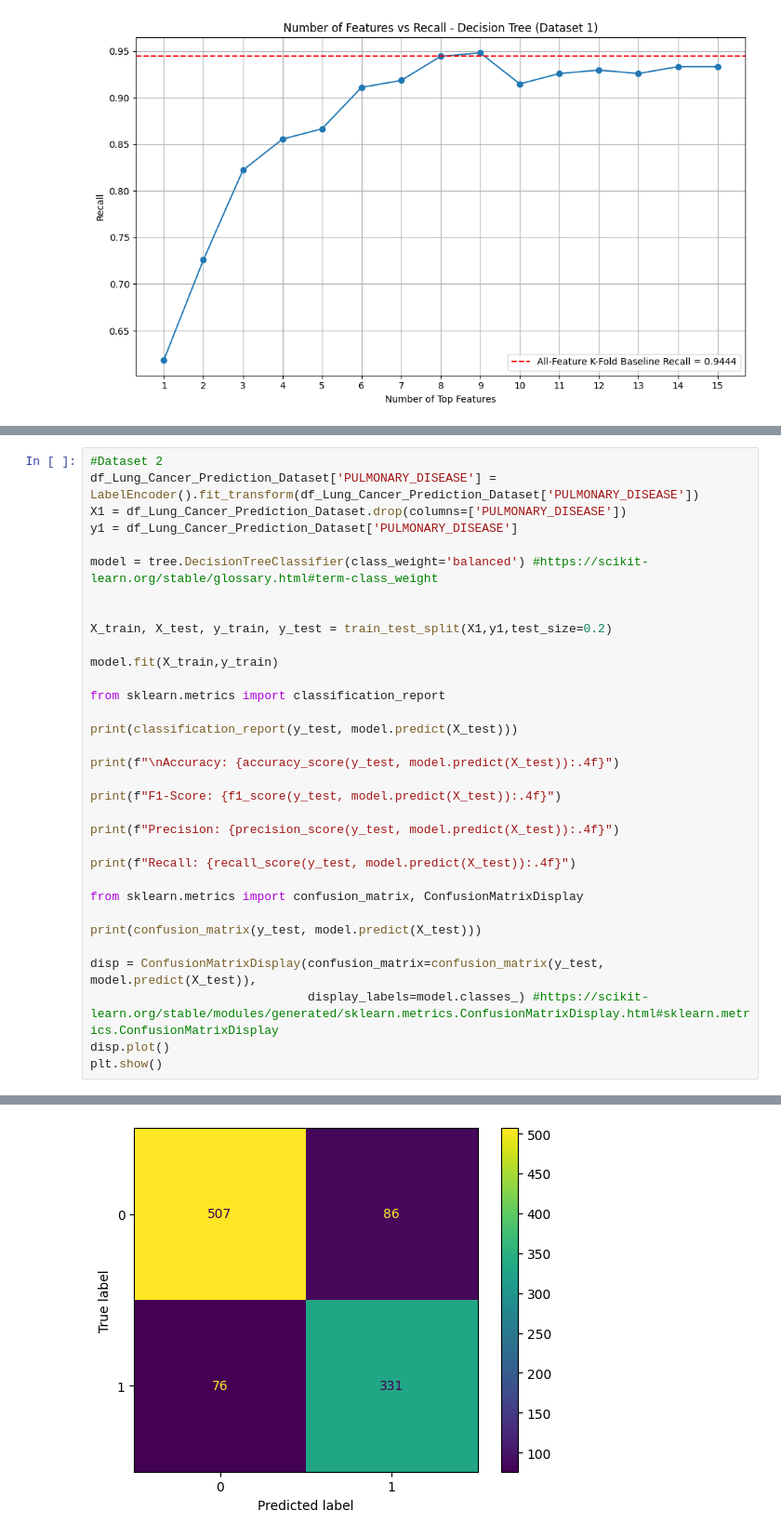
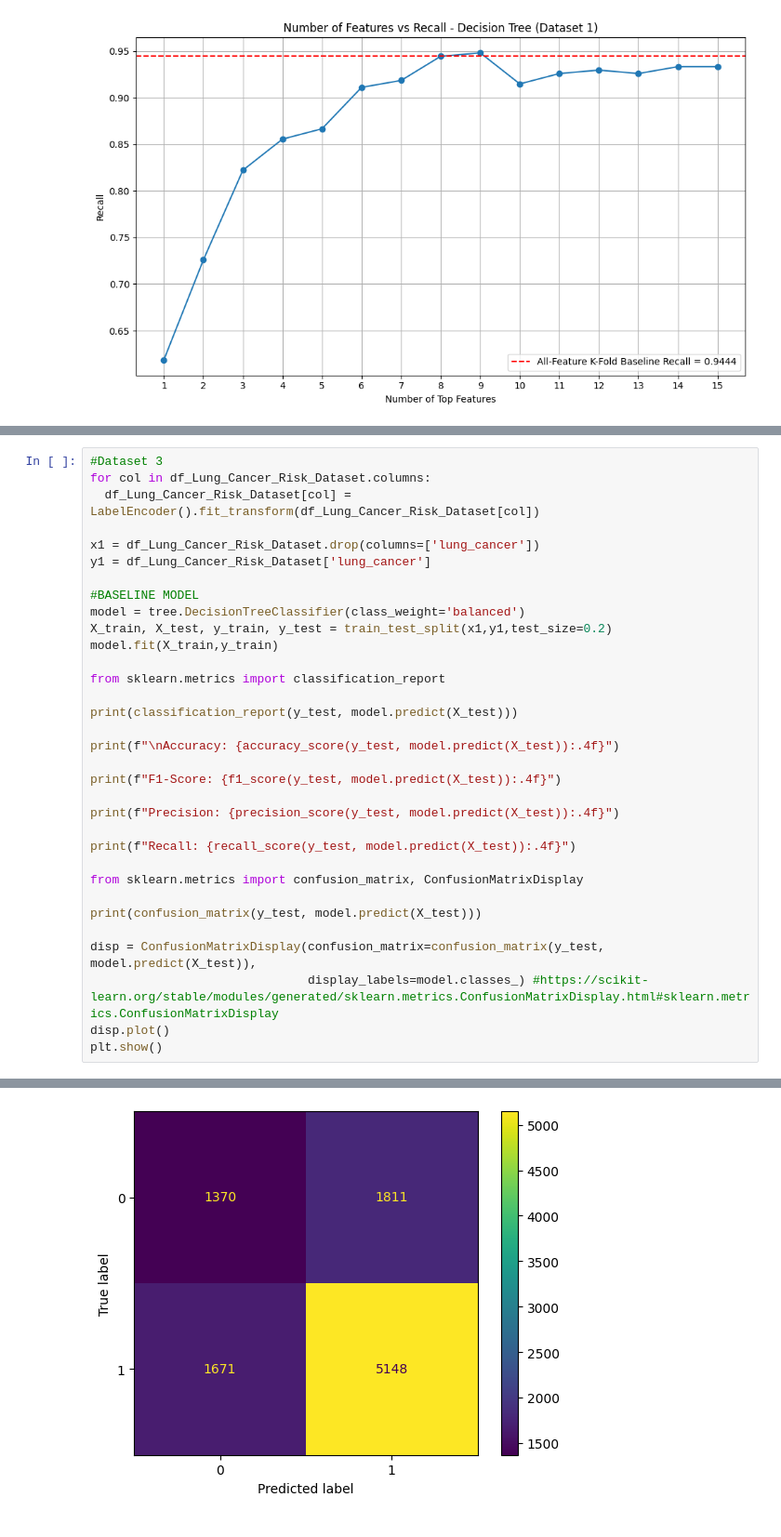
Before and after one commit to jeremy87lee/IS_PROJECT_TEAM_3, a Jupyter notebook: Decision_Tree.ipynb, the cells around one changed output, grey strips where cells are left out. Shown at 93% size. Saved outputs shown, nothing was run; the diff lists cells and outputs as text.

```diff
--- a/Decision_Tree.ipynb
+++ b/Decision_Tree.ipynb
@@ -291,14 +542,14 @@ Individual Feature Results (5-Fold CV)
 # %%
-#Dataset 2
-df_Lung_Cancer_Prediction_Dataset['PULMONARY_DISEASE'] = LabelEncoder().fit_transform(df_Lung_Cancer_Prediction_Dataset['PULMONARY_DISEASE'])
-X1 = df_Lung_Cancer_Prediction_Dataset.drop(columns=['PULMONARY_DISEASE'])
-y1 = df_Lung_Cancer_Prediction_Dataset['PULMONARY_DISEASE']
+#Dataset 3
+for col in df_Lung_Cancer_Risk_Dataset.columns:
+  df_Lung_Cancer_Risk_Dataset[col] = LabelEncoder().fit_transform(df_Lung_Cancer_Risk_Dataset[col])
 
-model = tree.DecisionTreeClassifier(class_weight='balanced') #https://scikit-learn.org/stable/glossary.html#term-class_weight
+x1 = df_Lung_Cancer_Risk_Dataset.drop(columns=['lung_cancer'])
+y1 = df_Lung_Cancer_Risk_Dataset['lung_cancer']
 
-
-X_train, X_test, y_train, y_test = train_test_split(X1,y1,test_size=0.2)
-
+#BASELINE MODEL
+model = tree.DecisionTreeClassifier(class_weight='balanced')
+X_train, X_test, y_train, y_test = train_test_split(x1,y1,test_size=0.2)
 model.fit(X_train,y_train)
 
 from sklearn.metrics import classification_report
@@ -341 +592 @@ Recall: 0.8133
-[figure, old version]
+[figure, new version]
```
Also changed, not shown: parts of 3 cells of this notebook.
